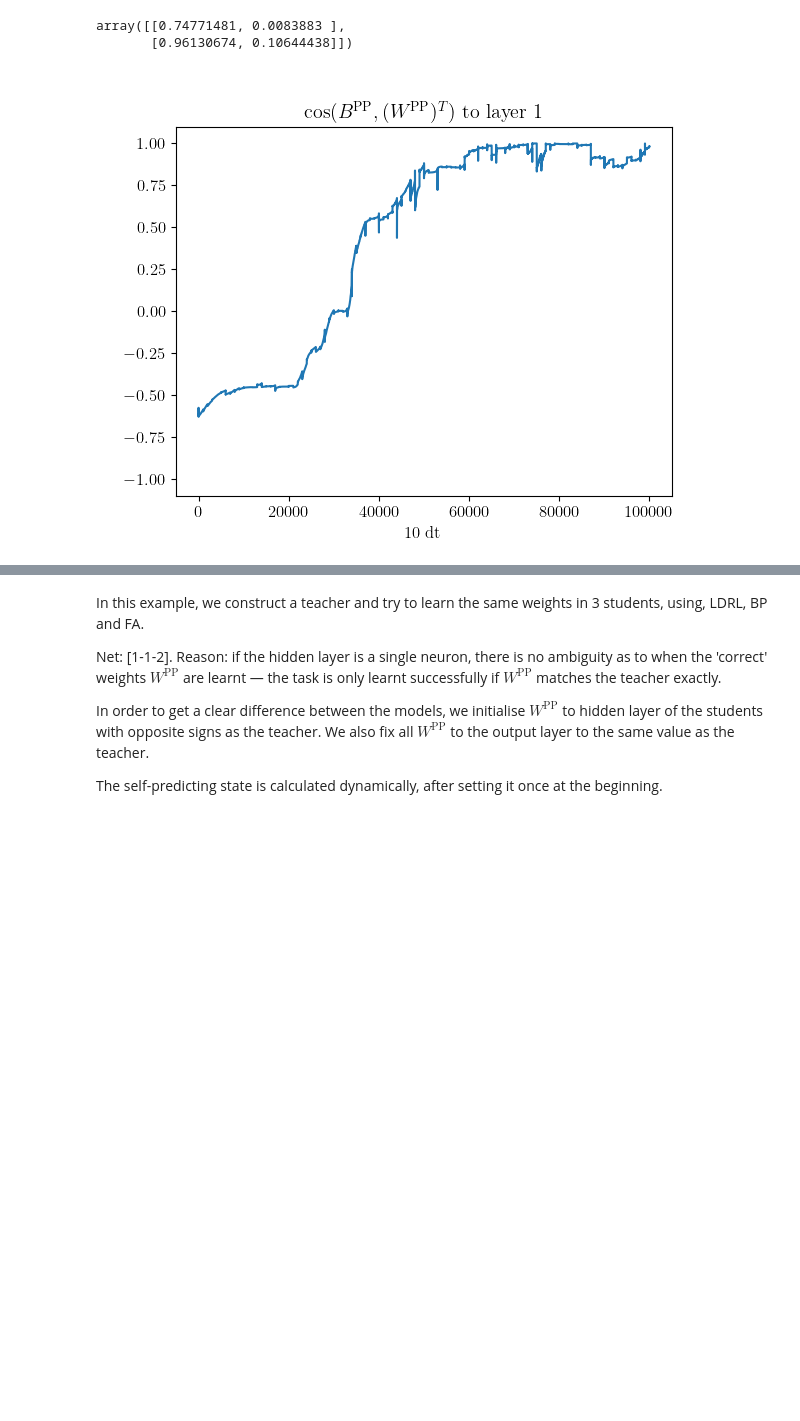
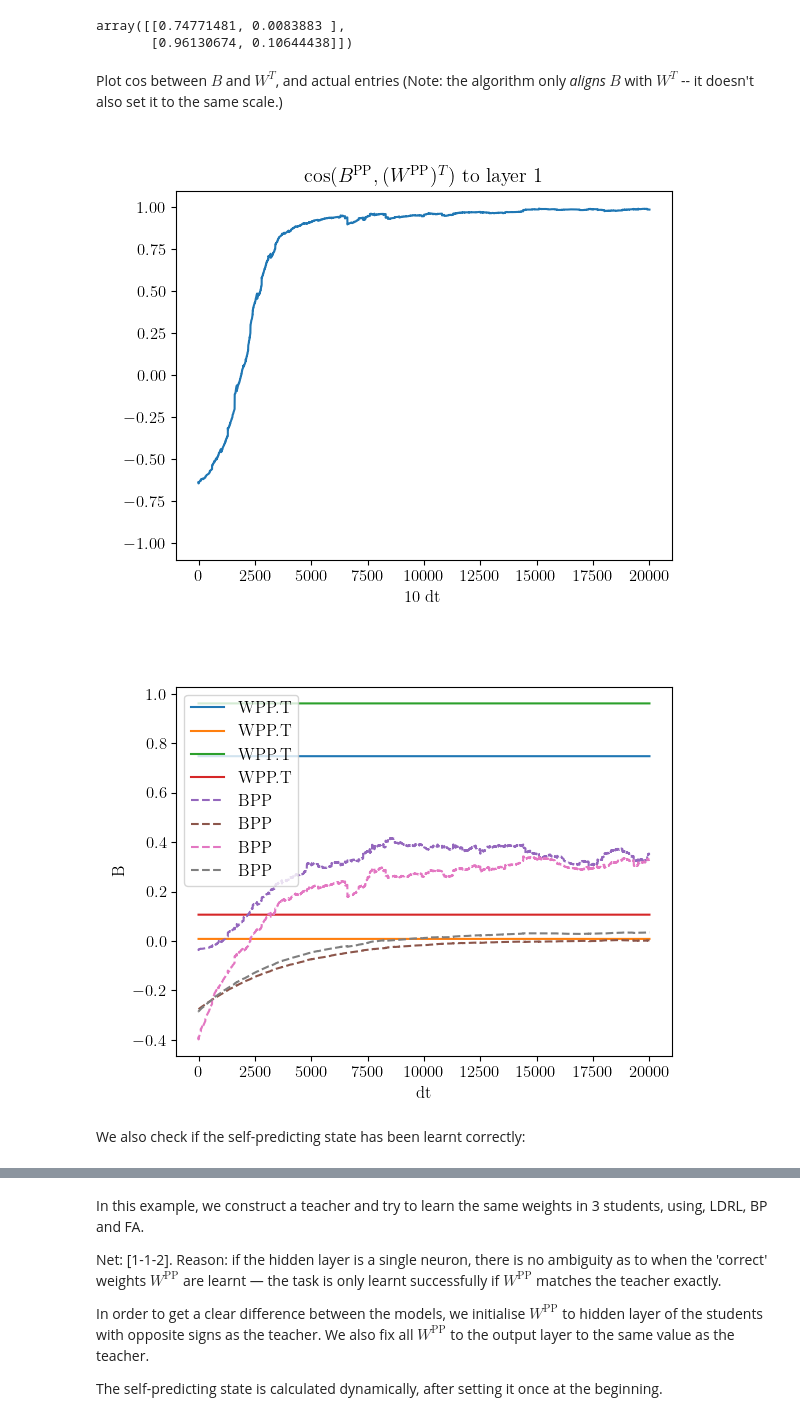
Before and after one commit to kma-code/Phaseless-Alignment-Learning, a Jupyter notebook: RtDeep/RtDeep W.T simple demo.ipynb, the cells around one changed output, grey strips where cells are left out. Drawn from its saved outputs; the diff is of its cells as text; code cells hidden in the pictures; blank space fills up the shorter version.

```diff
--- a/RtDeep/RtDeep W.T simple demo.ipynb
+++ b/RtDeep/RtDeep W.T simple demo.ipynb
@@ -309,7 +256,7 @@ for i in range(len(layers[1:-1])):
 # %%
 for i in range(len(layers[1:-1])):
     fig, ax = plt.subplots()
-    ax.plot(cos_WIP_WPP[i])
+    ax.plot(mc1.cos_WIP_WPP[i])
     plt.yscale('linear')
     label = '10 dt'
     plt.xlabel(label)
@@ -400,5 +360,0 @@ for i in range(1, len(layers)-1):
-# %%
-# input rates: step functions in the form of random inputs held for Tpres
-
-r0_random = np.random.uniform(-1, 1, size=(int(Ttot / Tpres), layers[0]))
-r0_random = np.repeat(r0_random, int(Tpres / dt), axis=0)
@@ -504,16 +362,0 @@ Learning backward weights to layer 1
-# %%
-for i in range(layers[-1]):
-
-    # plot neuron outputs in output layer
-
-    fig = plt.figure()
-    plt.plot(np.array(rIbreve_time_series).T[i][0])
-    plt.plot(np.array(rPbreve_time_series).T[i][1])
-    plt.show()
-
-# check apical potentials
-
-fig = plt.figure()
-plt.plot(np.array(vapi_time_series).T[0][0])
-plt.plot(np.array(vapi_time_series).T[1][0])
-plt.show()
@@ -568,30 +409,35 @@ WPP_time_series[0][1].T
 # %% [output]
 array([[0.74771481, 0.0083883 ],
        [0.96130674, 0.10644438]])
+# %% [markdown]
+Plot cos between $B$ and $W^T$, and actual entries (Note: the algorithm only *aligns* $B$ with $W^T$ -- it doesn't also set it to the same scale.)
 # %%
 for i in range(len(layers[1:-1])):
     fig, ax = plt.subplots()
-    ax.plot(cos_WPPtrans_BPP[i])
+    ax.plot(mc2.cos_WPPtrans_BPP[i])
     plt.yscale('linear')
     label = '10 dt'
     plt.xlabel(label)
     plt.title('$\cos(B^\mathrm{PP}, (W^\mathrm{PP})^T)$ to layer ' + str(i+1))
     plt.ylim(-1.1,1.1)
     plt.show()
 
 
-# fig, ax = plt.subplots()
-# ax.plot(np.array([WPP[1].T for WPP in WPP_time_series]).ravel(), label="WPP.T")
-# ax.plot(np.array(BPP_time_series).ravel(), label="BPP")
-# plt.yscale('linear')
-# label = 'dt'
-# plt.xlabel(label)
-# plt.ylabel("B")
-# plt.legend()
-# # plt.title('$\cos(W^\mathrm{IP}, W^\mathrm{PP})$ to layer ' + str(i+1))
-# plt.show()
+    fig, ax = plt.subplots()
+    ax.plot([WPP[i+1].T.ravel() for WPP in mc2.WPP_time_series], label="WPP.T")
+    ax.plot([BPP[i].ravel() for BPP in mc2.BPP_time_series], label="BPP", ls='--')
+    plt.yscale('linear')
+    label = 'dt'
+    plt.xlabel(label)
+    plt.ylabel("B")
+    plt.legend()
+    # plt.title('$\cos(W^\mathrm{IP}, W^\mathrm{PP})$ to layer ' + str(i+1))
+    plt.show()
 # %% [output]
-[figure, old version]
+[figure, new version]
+[figure, added]
+# %% [markdown]
+We also check if the self-predicting state has been learnt correctly:
 # %%
 for i in range(len(layers[1:-1])):
     fig, ax = plt.subplots()
```
Also changed, not shown: parts of 101 cells of this notebook, 2 other files.
